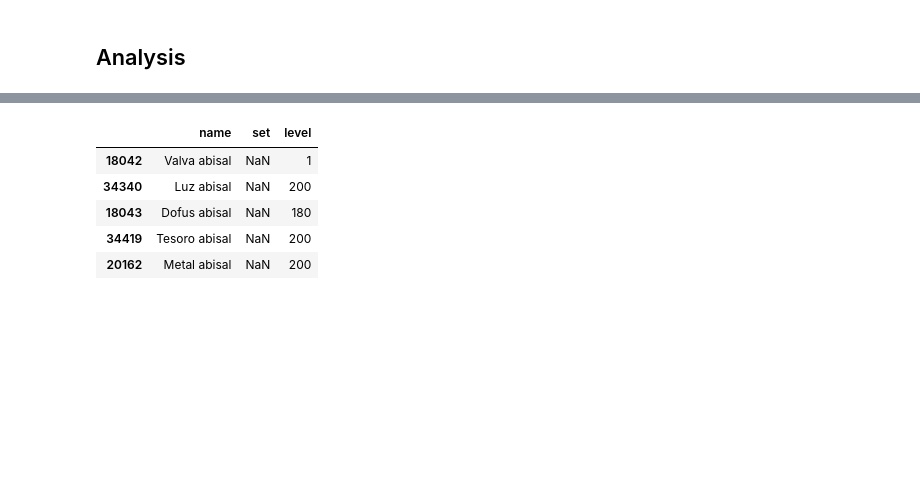
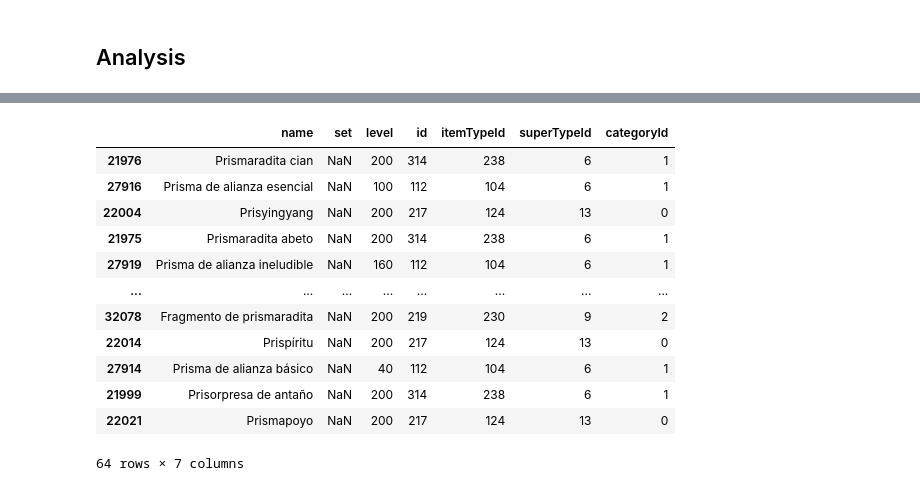
Before and after one commit to jdtibochab/dofus-set-optimizer, a Jupyter notebook: Optimize-Sacri.ipynb, the cells around one changed output, grey strips where cells are left out. Saved outputs shown, nothing was run; the diff lists cells and outputs as text; code cells hidden in the pictures; blank space fills up the shorter version.

```diff
--- a/Optimize-Sacri.ipynb
+++ b/Optimize-Sacri.ipynb
@@ -10,7 +10,7 @@ import json
 from datetime import datetime
 config = {
             "optimizer" : {
-                "path" : f"outputs/{datetime.now().strftime('%Y-%m-%d_%H-%M-%S')}/sacri-omni-crit-absweapon",
+                "path" : f"outputs/sacri-omni-crit-absweapon/{datetime.now().strftime('%Y-%m-%d_%H-%M-%S')}",
                 "language": "es",
                 "population_size": 300,
                 "num_parents_mating": 100, # Number of parents to mate, usually 1/3 of population size
@@ -188,11 +212,18 @@ Items.loc[chr.chromosome]
 # %%
 chr.totals_summary()
 # %%
-Items[Items["name"].str.contains("abisal",case=False)]
+Items[Items["name"].str.contains("Pris",case=False)]
 # %% [output]
-|  | name | set | level |
-| 18042 | Valva abisal | NaN | 1 |
-| 34340 | Luz abisal | NaN | 200 |
-| 18043 | Dofus abisal | NaN | 180 |
-| 34419 | Tesoro abisal | NaN | 200 |
-| 20162 | Metal abisal | NaN | 200 |
+|  | name | set | level | id | itemTypeId | superTypeId | categoryId |
+| 21976 | Prismaradita cian | NaN | 200 | 314 | 238 | 6 | 1 |
+| 27916 | Prisma de alianza esencial | NaN | 100 | 112 | 104 | 6 | 1 |
+| 22004 | Prisyingyang | NaN | 200 | 217 | 124 | 13 | 0 |
+| 21975 | Prismaradita abeto | NaN | 200 | 314 | 238 | 6 | 1 |
+| 27919 | Prisma de alianza ineludible | NaN | 160 | 112 | 104 | 6 | 1 |
+| ... | ... | ... | ... | ... | ... | ... | ... |
+| 32078 | Fragmento de prismaradita | NaN | 200 | 219 | 230 | 9 | 2 |
+| 22014 | Prispíritu | NaN | 200 | 217 | 124 | 13 | 0 |
+| 27914 | Prisma de alianza básico | NaN | 40 | 112 | 104 | 6 | 1 |
+| 21999 | Prisorpresa de antaño | NaN | 200 | 314 | 238 | 6 | 1 |
+| 22021 | Prismapoyo | NaN | 200 | 217 | 124 | 13 | 0 |
+64 rows × 7 columns
```
Also changed, not shown: parts of 9 cells of this notebook, 6 other files.
